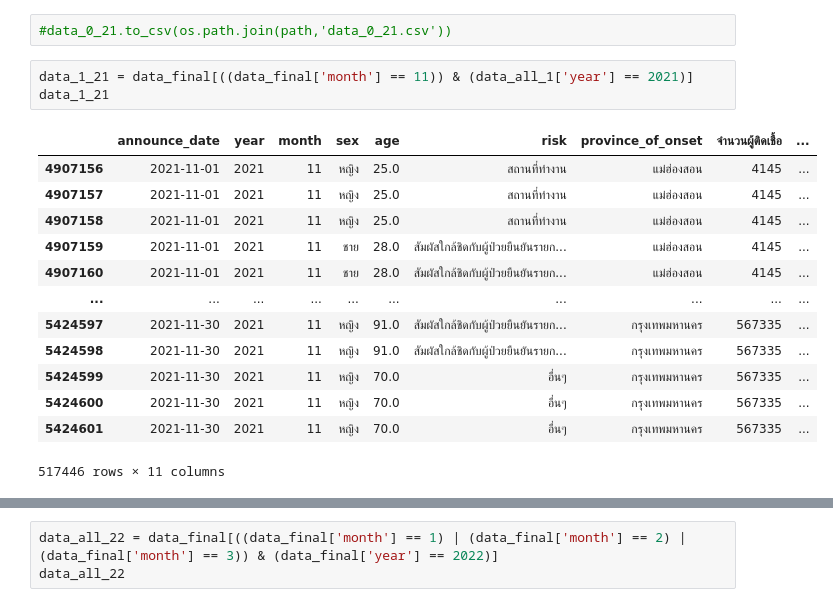
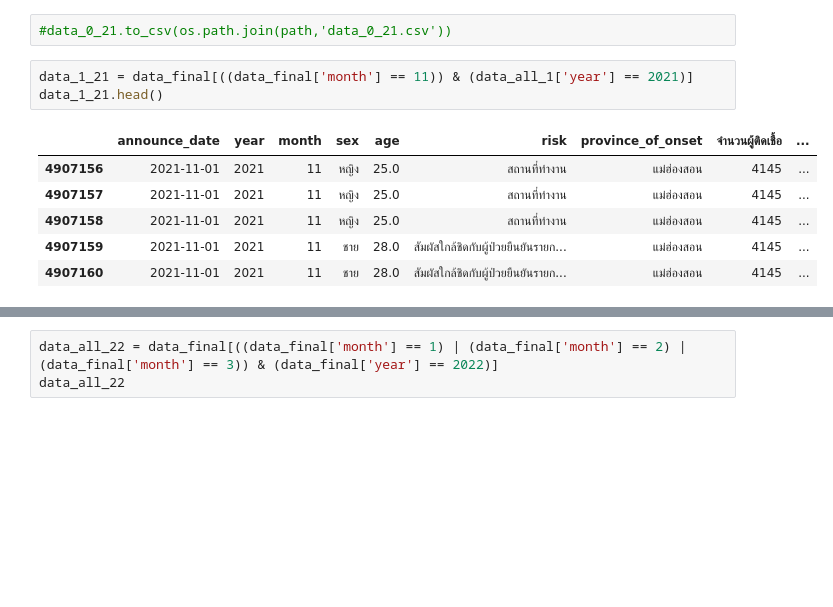
Before and after one commit to Athitiya00/data_viz_2022, a Jupyter notebook: Project.ipynb, the cells around one changed output, grey strips where cells are left out. Drawn from its saved outputs; the diff is of its cells as text; blank space fills up the shorter version.

```diff
--- a/Project.ipynb
+++ b/Project.ipynb
@@ -1124,20 +1124,13 @@ data_0_21
 #data_0_21.to_csv(os.path.join(path,'data_0_21.csv'))
 # %%
 data_1_21 = data_final[((data_final['month'] == 11)) & (data_all_1['year'] == 2021)]
-data_1_21
+data_1_21.head()
 # %% [output]
 |  | announce_date | year | month | sex | age | risk | province_of_onset | จำนวนผู้ติดเชื้อ | ... |
 | 4907156 | 2021-11-01 | 2021 | 11 | หญิง | 25.0 | สถานที่ทำงาน | แม่ฮ่องสอน | 4145 | ... |
 | 4907157 | 2021-11-01 | 2021 | 11 | หญิง | 25.0 | สถานที่ทำงาน | แม่ฮ่องสอน | 4145 | ... |
 | 4907158 | 2021-11-01 | 2021 | 11 | หญิง | 25.0 | สถานที่ทำงาน | แม่ฮ่องสอน | 4145 | ... |
 | 4907159 | 2021-11-01 | 2021 | 11 | ชาย | 28.0 | สัมผัสใกล้ชิดกับผู้ป่วยยืนยันรายก... | แม่ฮ่องสอน | 4145 | ... |
 | 4907160 | 2021-11-01 | 2021 | 11 | ชาย | 28.0 | สัมผัสใกล้ชิดกับผู้ป่วยยืนยันรายก... | แม่ฮ่องสอน | 4145 | ... |
-| ... | ... | ... | ... | ... | ... | ... | ... | ... | ... |
-| 5424597 | 2021-11-30 | 2021 | 11 | หญิง | 91.0 | สัมผัสใกล้ชิดกับผู้ป่วยยืนยันรายก... | กรุงเทพมหานคร | 567335 | ... |
-| 5424598 | 2021-11-30 | 2021 | 11 | หญิง | 91.0 | สัมผัสใกล้ชิดกับผู้ป่วยยืนยันรายก... | กรุงเทพมหานคร | 567335 | ... |
-| 5424599 | 2021-11-30 | 2021 | 11 | หญิง | 70.0 | อื่นๆ | กรุงเทพมหานคร | 567335 | ... |
-| 5424600 | 2021-11-30 | 2021 | 11 | หญิง | 70.0 | อื่นๆ | กรุงเทพมหานคร | 567335 | ... |
-| 5424601 | 2021-11-30 | 2021 | 11 | หญิง | 70.0 | อื่นๆ | กรุงเทพมหานคร | 567335 | ... |
-517446 rows × 11 columns
 # %%
 data_2_21 = data_final[((data_final['month'] == 12)) & (data_all_1['year'] == 2021)]
```
Also changed, not shown: parts of 1 cell of this notebook.
